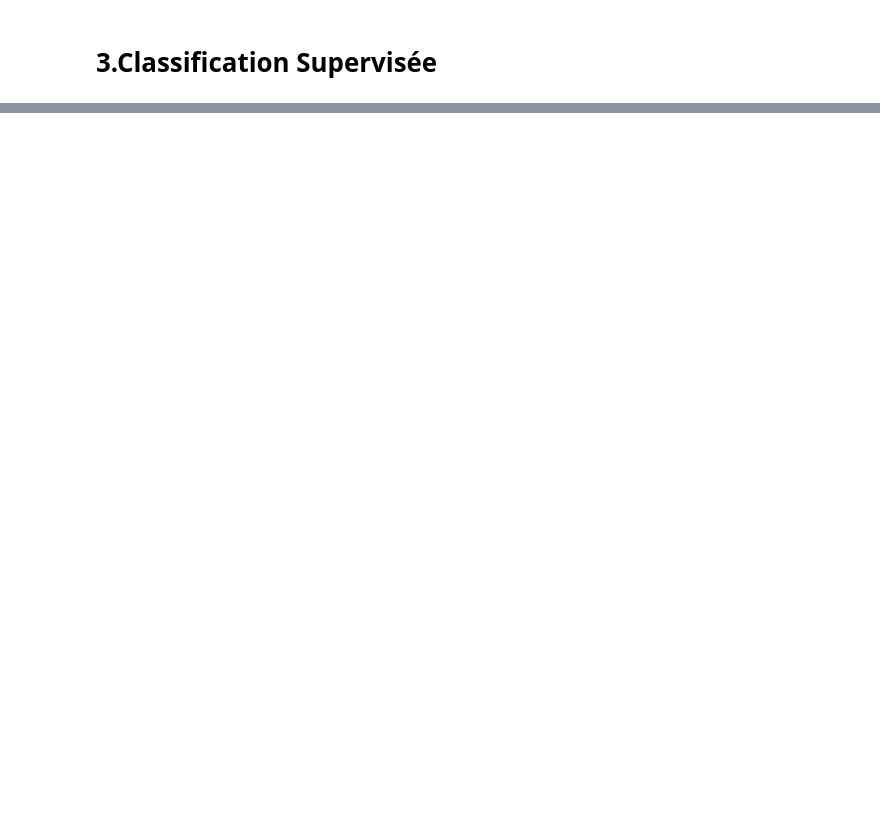
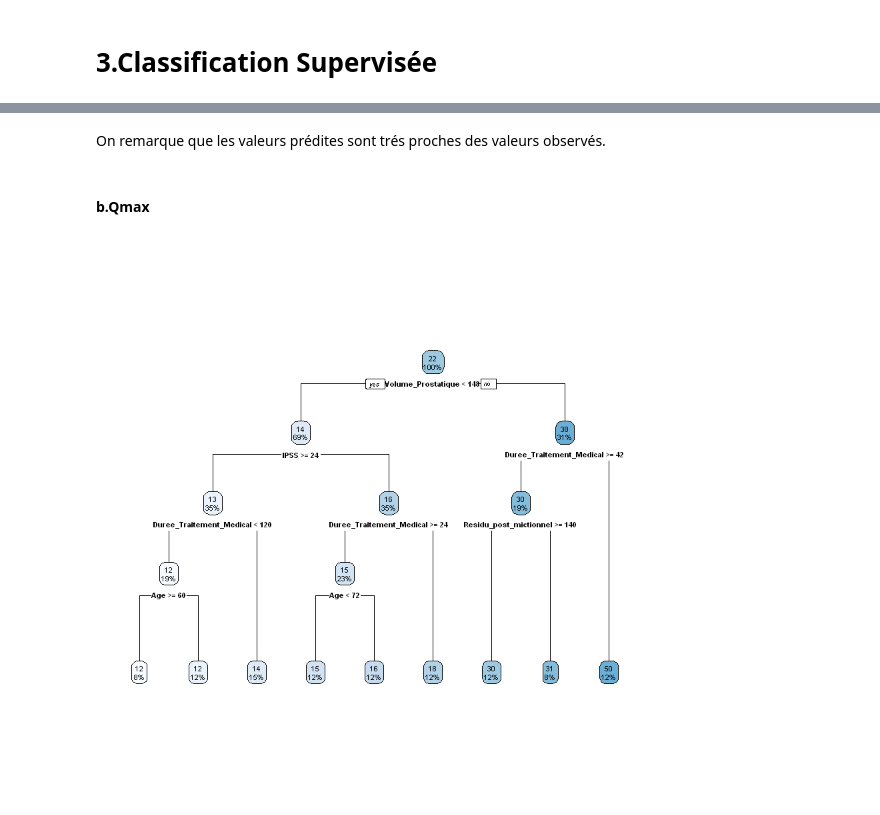
Before and after one commit to BigFab/TP_Adenome, a Jupyter notebook: vapor.ipynb, the cells around one changed output, grey strips where cells are left out. Cells and saved outputs as stored; diff of their text form; code cells hidden in the pictures; blank space fills up the shorter version.

```diff
--- a/vapor.ipynb
+++ b/vapor.ipynb
@@ -828,0 +814,14 @@ node), split, n, loss, yval, (yprob)
+# %% [markdown]
+On remarque que les valeurs prédites sont trés proches des valeurs observés.
+# %% [markdown]
+#### b.Qmax
+# %%
+
+matrix_for_tree_Qmax=matrix(NA)
+qmax=subset(vapor_num_post,select=c(X12M_Qmax))
+matrix_for_tree_Qmax=cbind(vapor_num_pre,qmax)
+tree_Qmax = rpart(method="anova",formula=matrix_for_tree_Qmax$X12M_Qmax ~ .,data=matrix_for_tree_Qmax,control=rpart.control(minsplit=5,cp=0))
+pSimple_Qmax <- prune(tree_Qmax,cp=0)
+rpart.plot(pSimple_Qmax)
+# %% [output]
+[figure, added]
```
Also changed, not shown: parts of 23 cells of this notebook.
